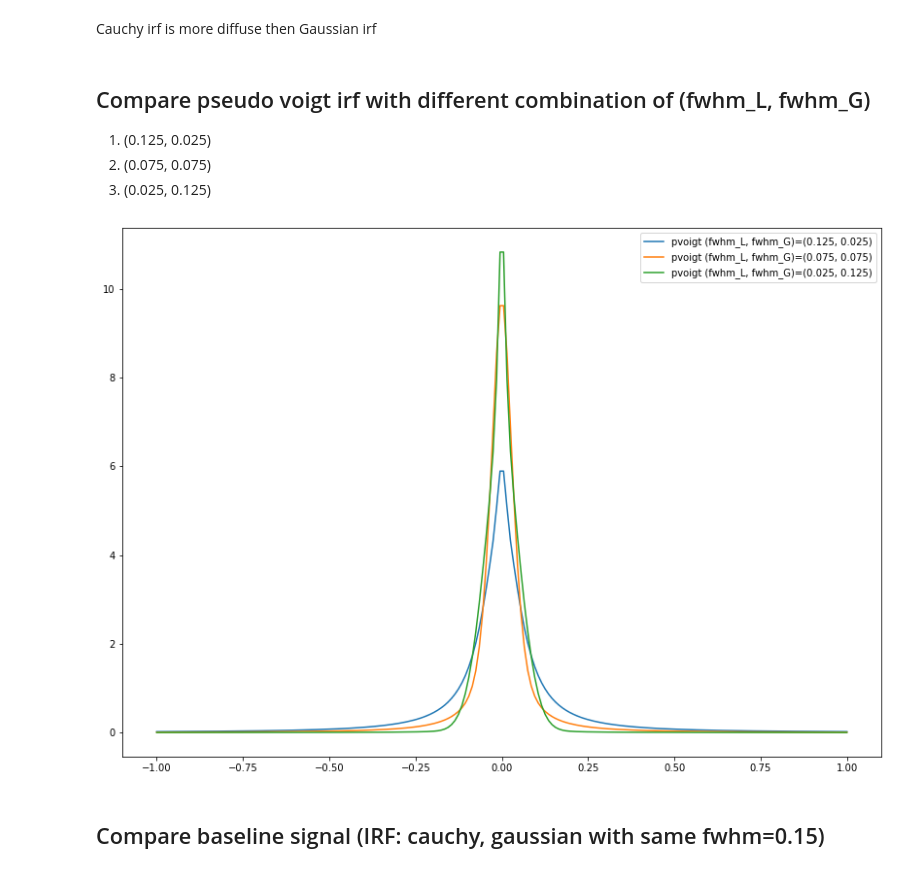
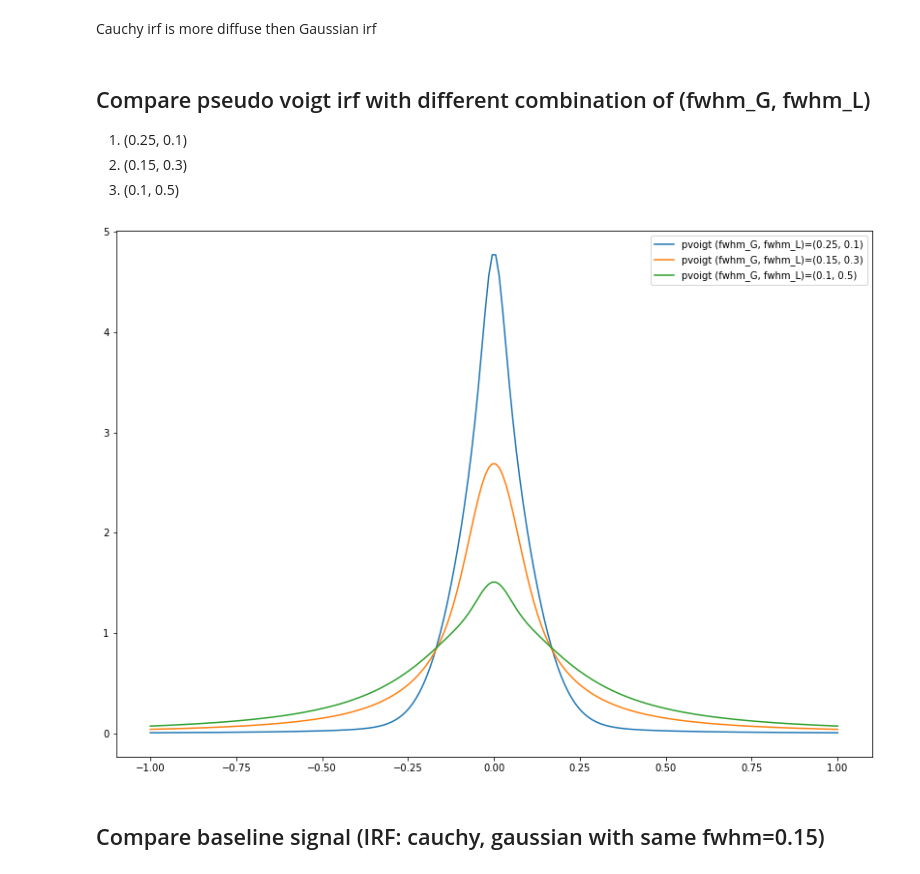
Before and after one commit to pistack/TRXASprefitpack-example, a Jupyter notebook: IRF.ipynb, the cells around one changed output. Saved outputs shown, nothing was run; the diff lists cells and outputs as text; code cells hidden in the pictures.

```diff
--- a/IRF.ipynb
+++ b/IRF.ipynb
@@ -13,2 +24,9 @@ for pesudo voigt profile eta is chosen according to
  [J. Appl. Cryst. (2000). **33**, 1311-1316](https://doi.org/10.1107/S0021889800010219)
+# %%
+def calc_eta(fwhm):
+    f = fwhm[0]**5+2.69269*fwhm[0]**4*fwhm[1]+2.42843*fwhm[0]**3*fwhm[1]**2 + \
+                    4.47163*fwhm[0]**2*fwhm[1]**3 + 0.07842*fwhm[0]*fwhm[1]**4 + fwhm[1]**5
+    f = f**(1/5)
+    eta = 1.36603*(fwhm[1]/f)-0.47719*(fwhm[1]/f)**2+0.11116*(fwhm[1]/f)**3
+    return eta
 # %%
@@ -63,21 +110,27 @@ plt.show()
 # %% [markdown]
 Cauchy irf is more diffuse then Gaussian irf
 # %% [markdown]
-## Compare pseudo voigt irf with different combination of (fwhm_L, fwhm_G)
-1. (0.125, 0.025)
-2. (0.075, 0.075)
-3. (0.025, 0.125)
+## Compare pseudo voigt irf with different combination of (fwhm_G, fwhm_L)
+1. (0.25, 0.1)
+2. (0.15, 0.3)
+3. (0.1, 0.5)
 # %%
-pvoigt1 = irf_pvoigt(t, 0.125, 0.025)
-pvoigt2 = irf_pvoigt(t, 0.075, 0.075)
-pvoigt3 = irf_pvoigt(t, 0.025, 0.125)
-plt.plot(t, pvoigt1, label='pvoigt (fwhm_L, fwhm_G)=(0.125, 0.025)')
-plt.plot(t, pvoigt2, label='pvoigt (fwhm_L, fwhm_G)=(0.075, 0.075)')
-plt.plot(t, pvoigt3, label='pvoigt (fwhm_L, fwhm_G)=(0.025, 0.125)')
+fwhm_1 = [0.25, 0.1]
+fwhm_2 = [0.15, 0.3]
+fwhm_3 = [0.1, 0.5]
+eta_1 = calc_eta(fwhm_1)
+eta_2 = calc_eta(fwhm_2)
+eta_3 = calc_eta(fwhm_3)
+pvoigt1 = pvoigt_irf(t, fwhm_1[0], fwhm_1[1], eta_1)
+pvoigt2 = pvoigt_irf(t, fwhm_2[0], fwhm_2[1], eta_2)
+pvoigt3 = pvoigt_irf(t, fwhm_3[0], fwhm_3[1], eta_3)
+plt.plot(t, pvoigt1, label=f'pvoigt (fwhm_G, fwhm_L)=({fwhm_1[0]}, {fwhm_1[1]})')
+plt.plot(t, pvoigt2, label=f'pvoigt (fwhm_G, fwhm_L)=({fwhm_2[0]}, {fwhm_2[1]})')
+plt.plot(t, pvoigt3, label=f'pvoigt (fwhm_G, fwhm_L)=({fwhm_3[0]}, {fwhm_3[1]})')
 plt.legend()
 plt.show()
 # %% [output]
-[figure, old version]
+[figure, new version]
 # %% [markdown]
 ## Compare baseline signal (IRF: cauchy, gaussian with same fwhm=0.15)
 # %%
```
Also changed, not shown: parts of 13 cells of this notebook, 5 other files.
